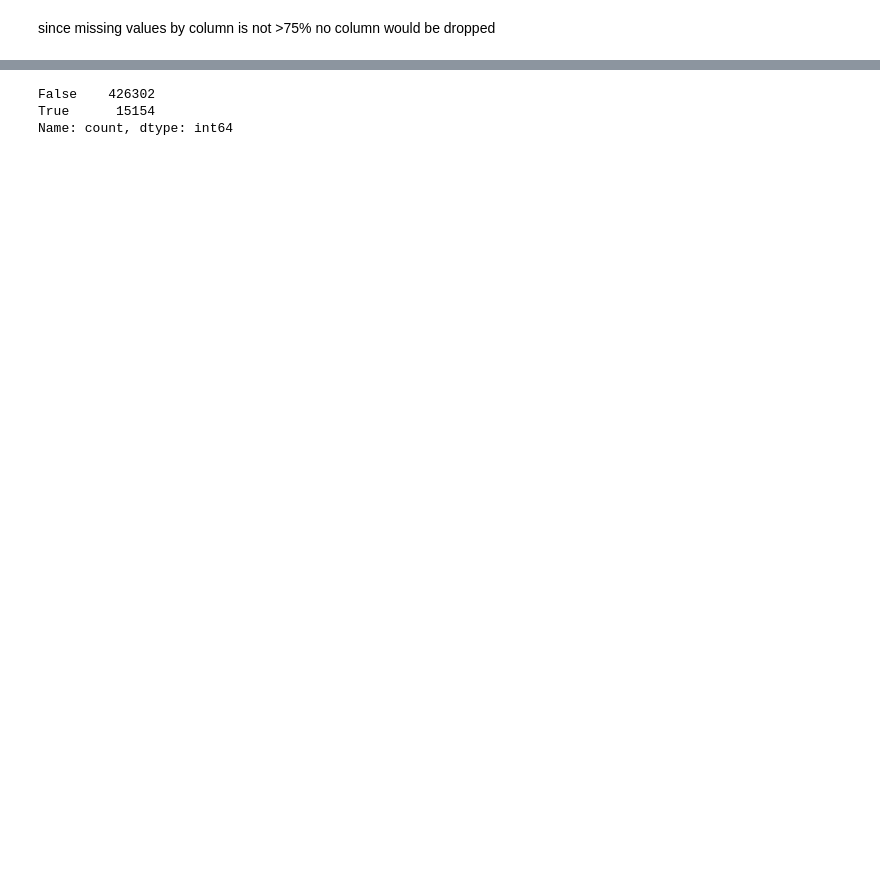
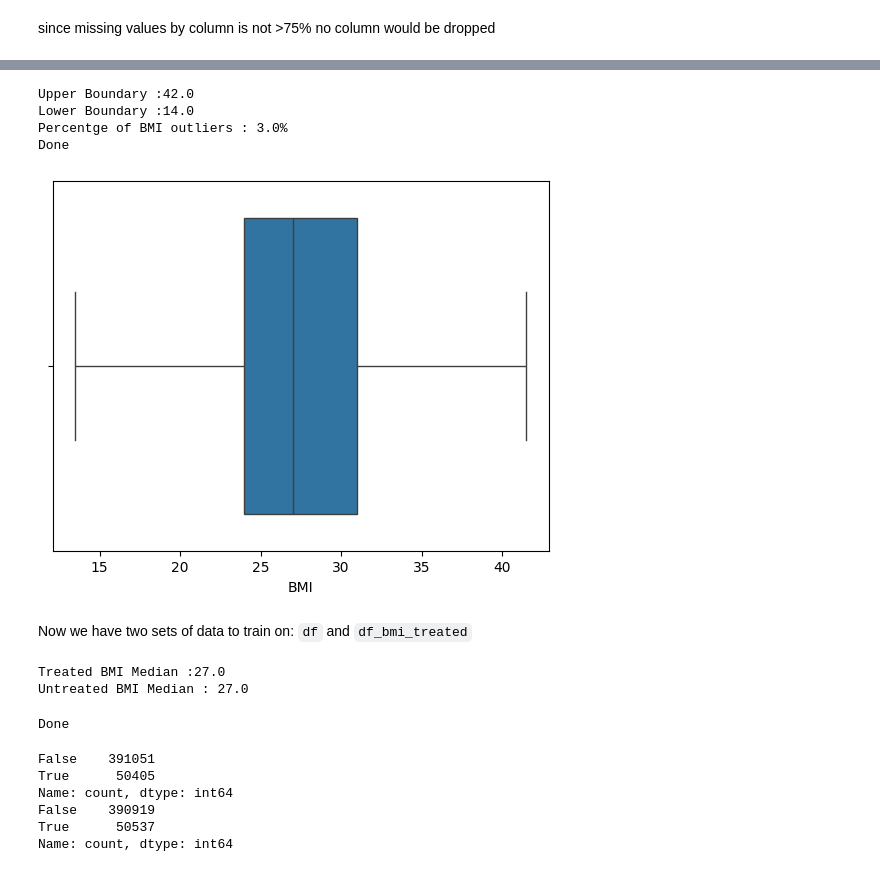
Before and after one commit to heisAnselem/diabetes-risk-predictor, a Jupyter notebook: notebooks/data_cleaning.ipynb, the cells around one changed output, grey strips where cells are left out. Cells and saved outputs as stored; diff of their text form; code cells hidden in the pictures; blank space fills up the shorter version.

```diff
--- a/notebooks/data_cleaning.ipynb
+++ b/notebooks/data_cleaning.ipynb
@@ -243,10 +230,76 @@ for data in categorical_col:
+# %%
+df_bmi_treated = df[:]
+# %%
+def outlier_limits(column):
+    q1,q3 = np.nanpercentile(df_bmi_treated[f"{column}"],(25,75))
+    iqr = q3-q1     #interquartile range
+    lower_boundary = q1 - 1.5*iqr
+    upper_boundary = q3 + 1.5*iqr
+    return lower_boundary,upper_boundary
+# %%
+ll,ul = outlier_limits("BMI")
+print(f"Upper Boundary :{round(ul,0)}")
+print(f"Lower Boundary :{round(ll,0)}")
+# percentage of BMI outliers
+bmi_outliers = []
+for i in df_bmi_treated["BMI"]:
+    if i >ul:
+        bmi_outliers.append(i)
+    elif i < ll:
+        bmi_outliers.append(i)
+bmi_percent_outliers = (len(bmi_outliers)/numrows)*100
+print(f"Percentge of BMI outliers : {round(bmi_percent_outliers,0)}%")
+# treating outlier
+df_bmi_treated["BMI"] = np.where(df_bmi_treated["BMI"]>ul,ul,df_bmi_treated["BMI"])
+df_bmi_treated["BMI"] = np.where(df_bmi_treated["BMI"]<ll,ll,df_bmi_treated["BMI"])
+print("Done")
+# %% [output]
+Upper Boundary :42.0
+Lower Boundary :14.0
+Percentge of BMI outliers : 3.0%
+Done
+# %%
+# crosschecking
+sns.boxplot(data=df_bmi_treated,x="BMI")
+plt.show()
+# %% [output]
+[figure, added]
+# %% [markdown]
+Now we have two sets of data to train on:  `df` and `df_bmi_treated`
+# %%
+# imputing median values for missing BMI
+# untreated BMI outlier
+bmi_median = df["BMI"].median()
+df["BMI"] = np.where(df["BMI"].isnull(),bmi_median,df["BMI"])
+# treated BMI outlier
+bmi_median_t = df_bmi_treated["BMI"].median()
+df_bmi_treated["BMI"] = np.where(df_bmi_treated["BMI"].isnull(),bmi_median_t,df_bmi_treated["BMI"])
+
+print(f"Treated BMI Median :{bmi_median_t}")
+print(f"Untreated BMI Median : {bmi_median}")
+# %% [output]
+Treated BMI Median :27.0
+Untreated BMI Median : 27.0
+# %%
+# deleting variables not needed anymore
+del bmi_median
+del bmi_median_t
+del bmi_outliers
+del bmi_percent_outliers
+print("Done ")
+# %% [output]
+Done
 # %%
 # checking for duplicates
-df.duplicated().value_counts()
+print(df.duplicated().value_counts())
+print(df_bmi_treated.duplicated().value_counts())
 # %% [output]
-False    426302
-True      15154
+False    391051
+True      50405
 Name: count, dtype: int64
+False    390919
+True      50537
+Name: count, dtype: int64
 # %%
 # removing duplicates to prevent data leakage and ensure data integrity
 df.drop_duplicates(inplace=True)
```
Also changed, not shown: parts of 39 cells of this notebook, 2 other files.
